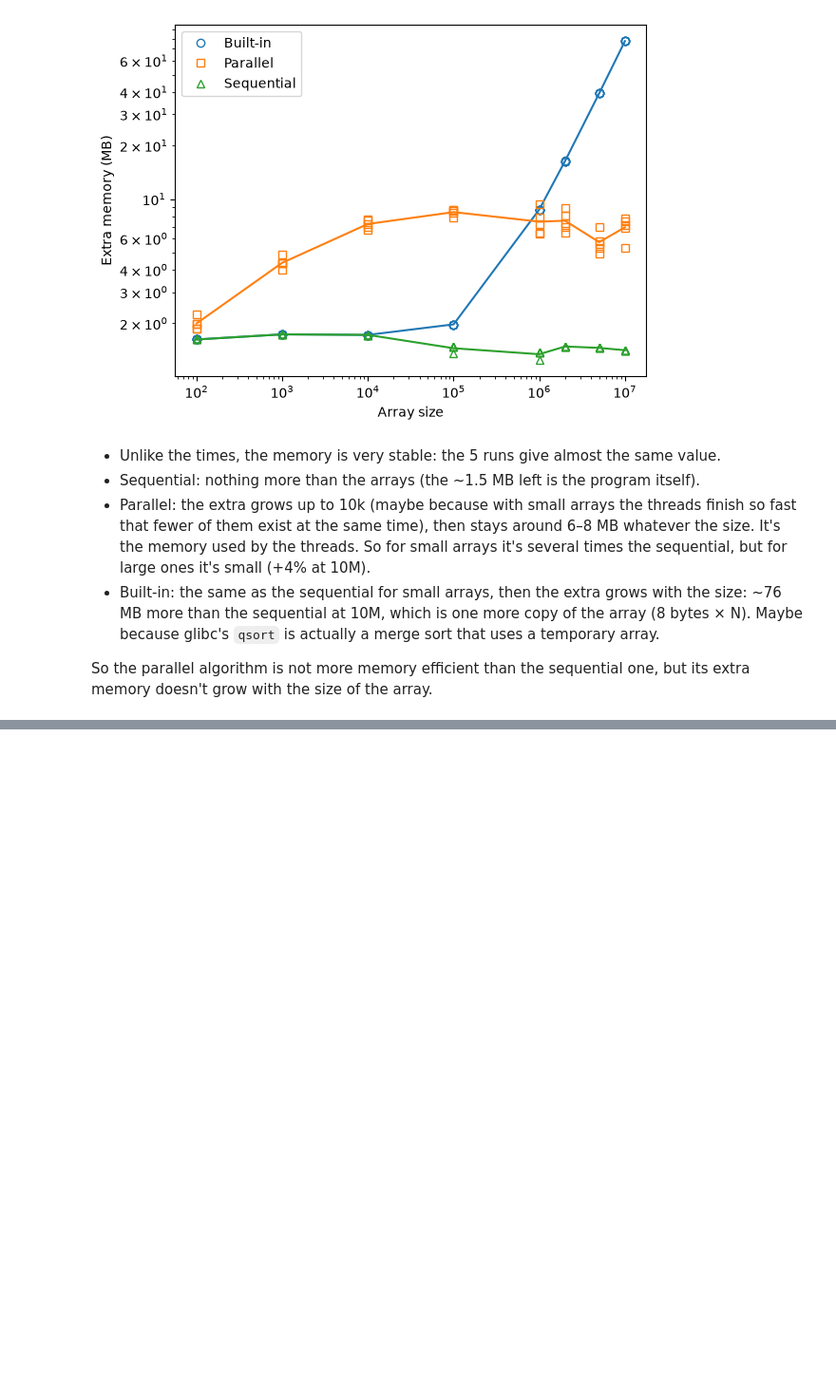
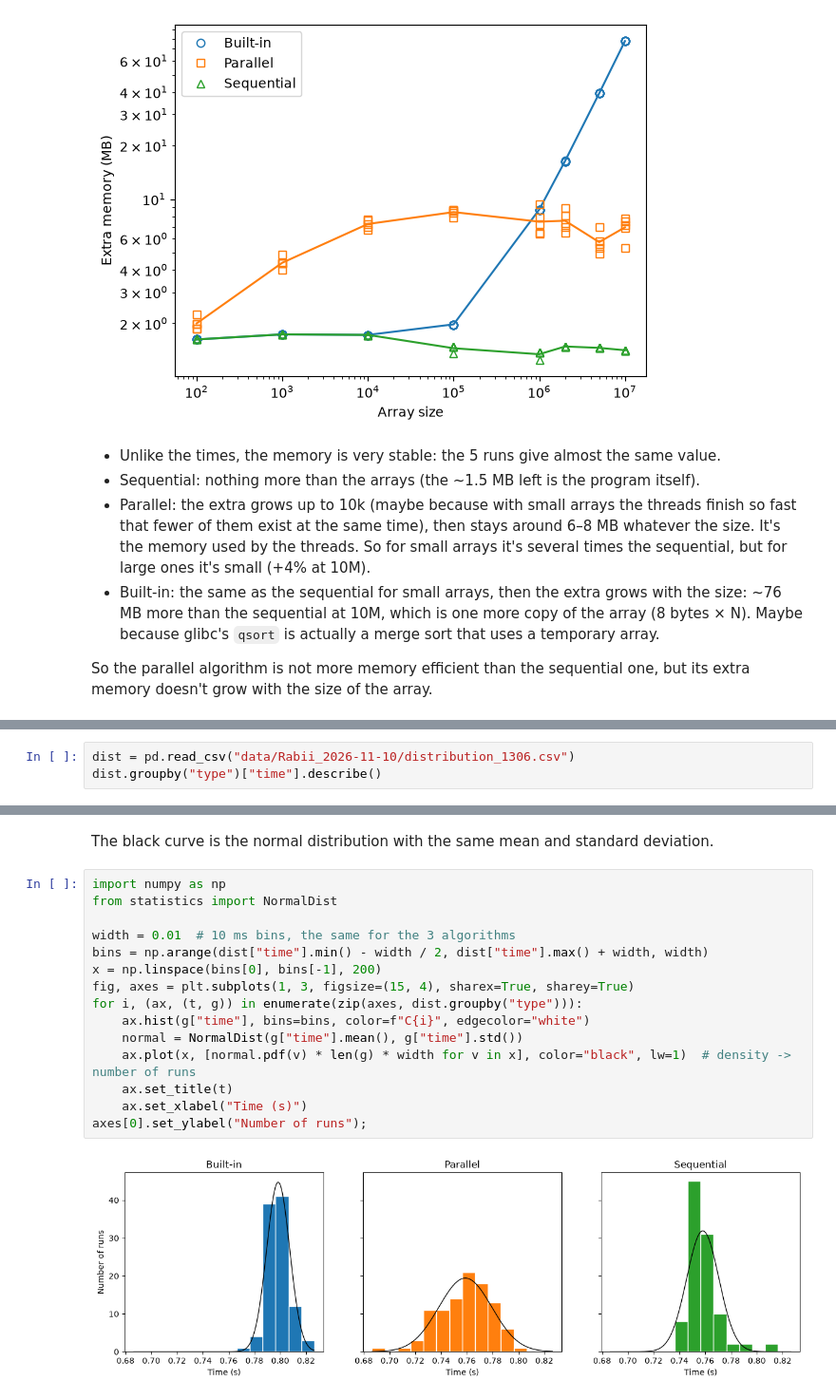
Before and after one commit to rabio10/M2R-ParallelQuicksort, a Jupyter notebook: analysis_rabii.ipynb, the cells around one changed output, grey strips where cells are left out. Shown at 95% size. Saved outputs shown, nothing was run; the diff lists cells and outputs as text; blank space fills up the shorter version.

Commit message:
distribution of runs

```diff
--- a/analysis_rabii.ipynb
+++ b/analysis_rabii.ipynb
@@ -273,0 +280,3 @@ So the parallel algorithm is not more memory efficient than the sequential one,
+# %%
+dist = pd.read_csv("data/Rabii_2026-11-10/distribution_1306.csv")
+dist.groupby("type")["time"].describe()
@@ -273,0 +289,19 @@ So the parallel algorithm is not more memory efficient than the sequential one,
+# %% [markdown]
+The black curve is the normal distribution with the same mean and standard deviation.
+# %%
+import numpy as np
+from statistics import NormalDist
+
+width = 0.01  # 10 ms bins, the same for the 3 algorithms
+bins = np.arange(dist["time"].min() - width / 2, dist["time"].max() + width, width)
+x = np.linspace(bins[0], bins[-1], 200)
+fig, axes = plt.subplots(1, 3, figsize=(15, 4), sharex=True, sharey=True)
+for i, (ax, (t, g)) in enumerate(zip(axes, dist.groupby("type"))):
+    ax.hist(g["time"], bins=bins, color=f"C{i}", edgecolor="white")
+    normal = NormalDist(g["time"].mean(), g["time"].std())
+    ax.plot(x, [normal.pdf(v) * len(g) * width for v in x], color="black", lw=1)  # density -> number of runs
+    ax.set_title(t)
+    ax.set_xlabel("Time (s)")
+axes[0].set_ylabel("Number of runs");
+# %% [output]
+[figure, added]
```
Also changed, not shown: parts of 22 cells of this notebook, 9 other files.
